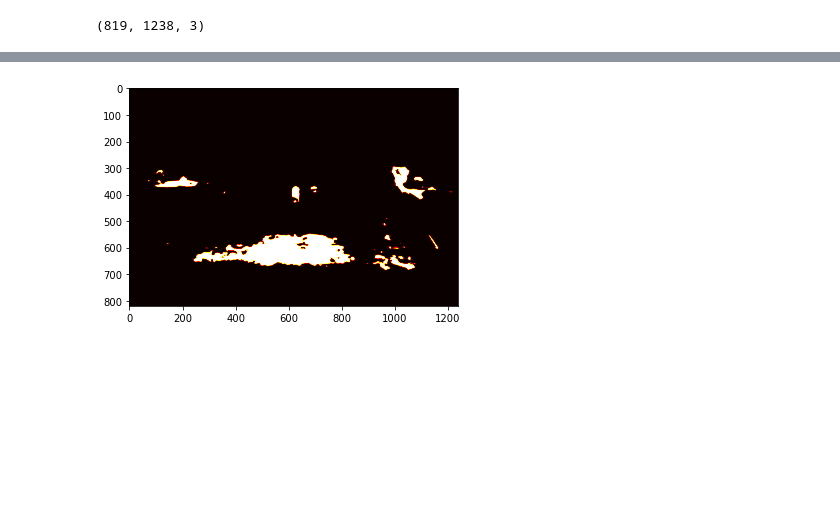
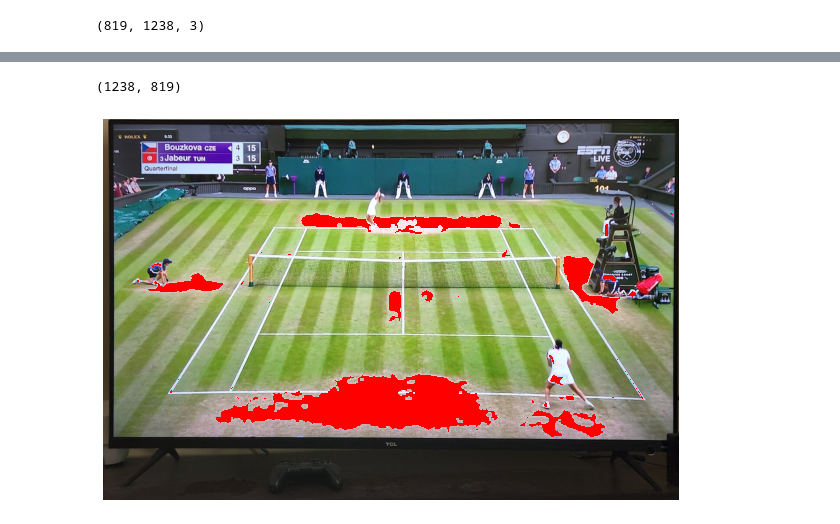
Before and after one commit to billeerds/Curiosity-Projects-, a Jupyter notebook: Image Processing/Code/transform_image.ipynb, the cells around one changed output, grey strips where cells are left out. Cells and saved outputs as stored; diff of their text form; code cells hidden in the pictures; blank space fills up the shorter version.

Commit message:
Created gif of wimbledon heat map

```diff
--- a/Image Processing/Code/transform_image.ipynb
+++ b/Image Processing/Code/transform_image.ipynb
@@ -55,8 +56,26 @@ plt.show()
-# %%
-#lastly, filter out all values above a certain y value
-filtered_image[:290,:] = 0
-
-plt.imshow(filtered_image, cmap = 'hot')
-plt.show()
-# %% [output]
-[figure, removed]
+# %%
+im.size
+# %% [output]
+(1238, 819)
+# %%
+#lastly, filter out all values above a certain y value
+filtered_image[:200,:] = 0
+
+
+fig = plt.figure(frameon = False)
+fig.set_size_inches(11, 7) #had to play with the size and the dpi below to get the original image and this one to match. Needs to be further refined vs brute force.
+
+#Plot the base image
+plt.imshow(im_array)
+
+#Mask any value that isn't True or 1
+filtered_image_masked = np.ma.masked_where(filtered_image.astype(int) == 0, filtered_image.astype(int))
+
+#Hot only showed up as white, did rainbow to have color be red
+plt.imshow(filtered_image_masked, cmap = 'rainbow_r')
+
+plt.axis('off')
+plt.savefig("../Data/heat_map.jpg", dpi = 155, bbox_inches='tight',pad_inches = 0)
+plt.show()
+# %% [output]
+[figure, added]
```
Also changed, not shown: parts of 4 cells of this notebook, 2 other files.
